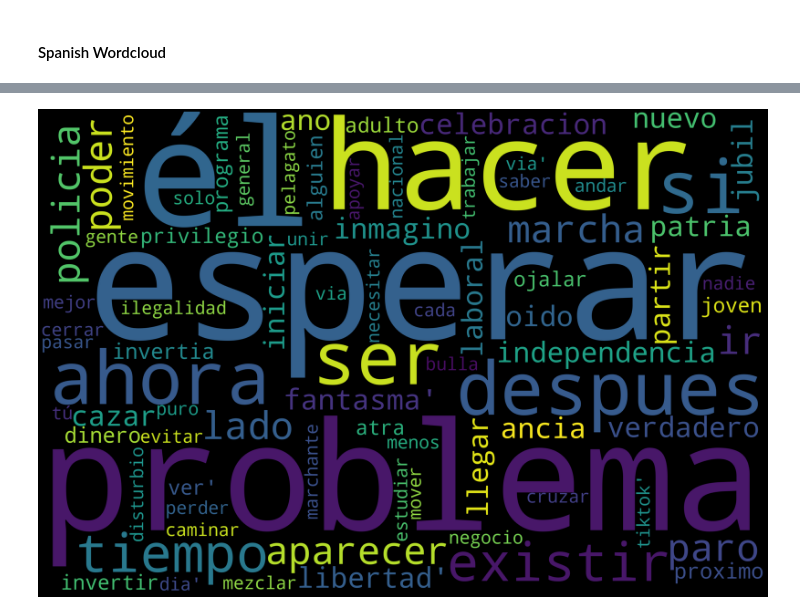
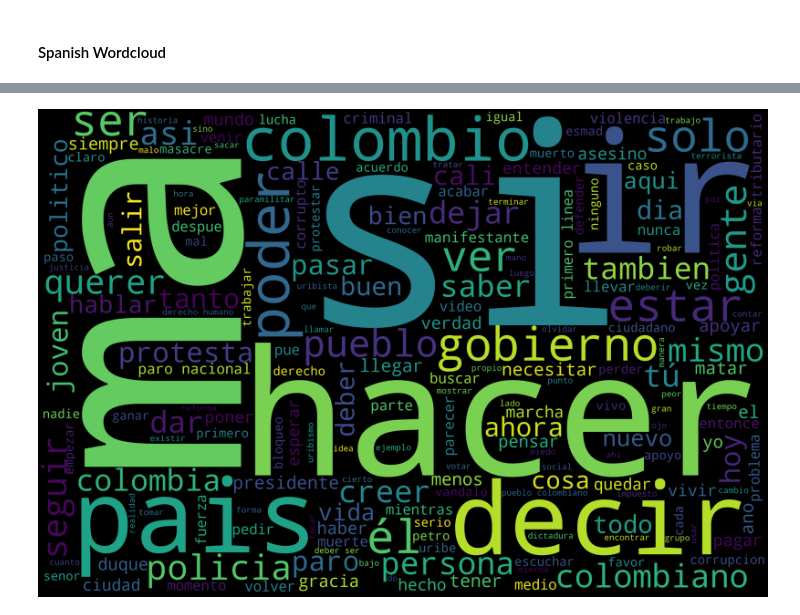
Before and after one commit to OmdenaAI/omdena-colombia-socialnetwork, a Jupyter notebook: src/tasks/task-3-exploratory-data-analysis/EDA/Safalta-eda-without-hashtags--corrected_preprocessed.ipynb, the cells around one changed output, grey strips where cells are left out. Saved outputs shown, nothing was run; the diff lists cells and outputs as text; code cells hidden in the pictures.

Commit message:
word cloud with corrected_preprocessed

```diff
--- a/src/tasks/task-3-exploratory-data-analysis/EDA/Safalta-eda-without-hashtags--corrected_preprocessed.ipynb
+++ b/src/tasks/task-3-exploratory-data-analysis/EDA/Safalta-eda-without-hashtags--corrected_preprocessed.ipynb
@@ -155,20 +155,20 @@ df_es.head()
 # %%
-text = df_es.corrected_preprocessed.values
+text = " ".join(tweet for tweet in  df_es.corrected_preprocessed)
 STOPWORDS = ["amp", "mayo","gazaunderattack'","palestinianlivesmatter",
              "israelterrorist""israelterrorists","save_sheikh_jarrah"]
 
 wordcloud = WordCloud(
     width = 3000,
     height = 2000,
     background_color = 'black',
     stopwords = STOPWORDS).generate(str(text))
 fig = plt.figure(
     figsize = (30, 20),
     facecolor = 'k',
     edgecolor = 'k')
 plt.imshow(wordcloud, interpolation = 'bilinear')
 plt.axis('off')
 plt.tight_layout(pad=0)
 plt.show()
 # %% [output]
-[figure, old version]
+[figure, new version]
```
Also changed, not shown: parts of 14 cells of this notebook.
